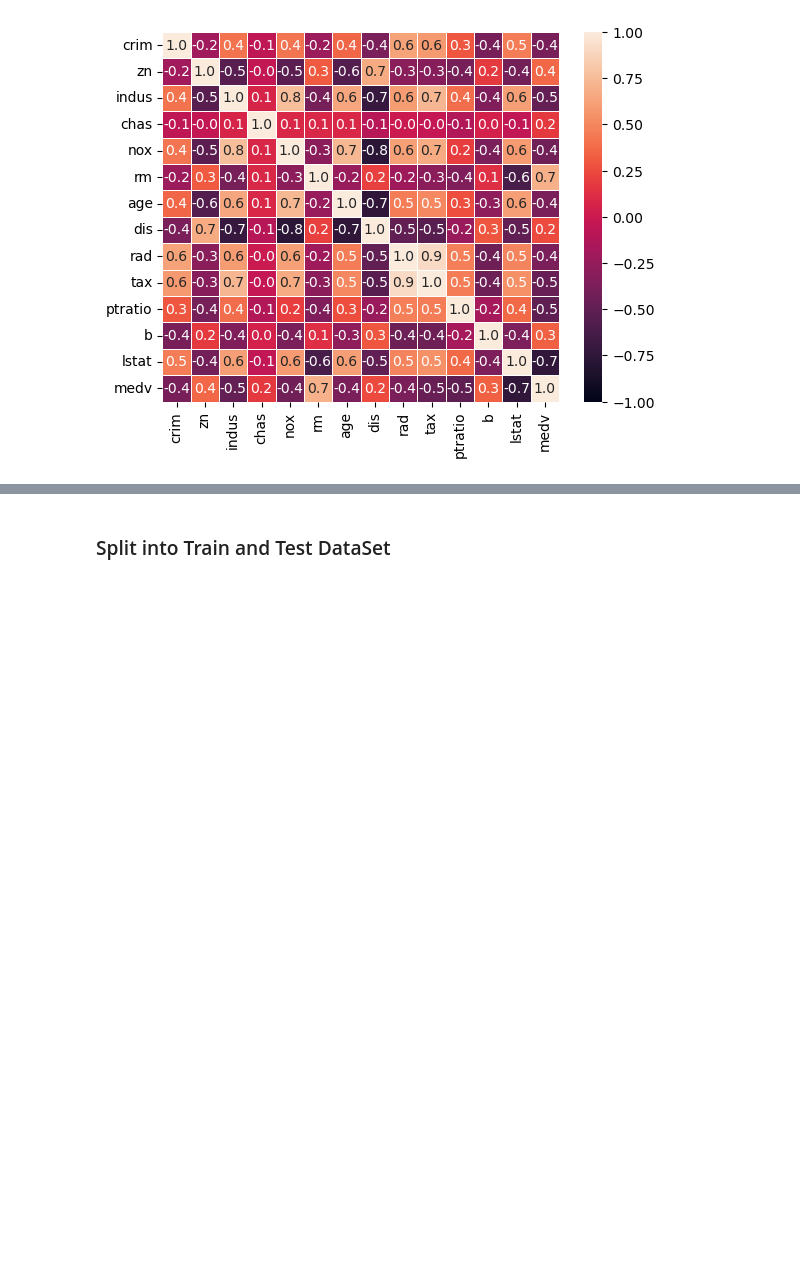
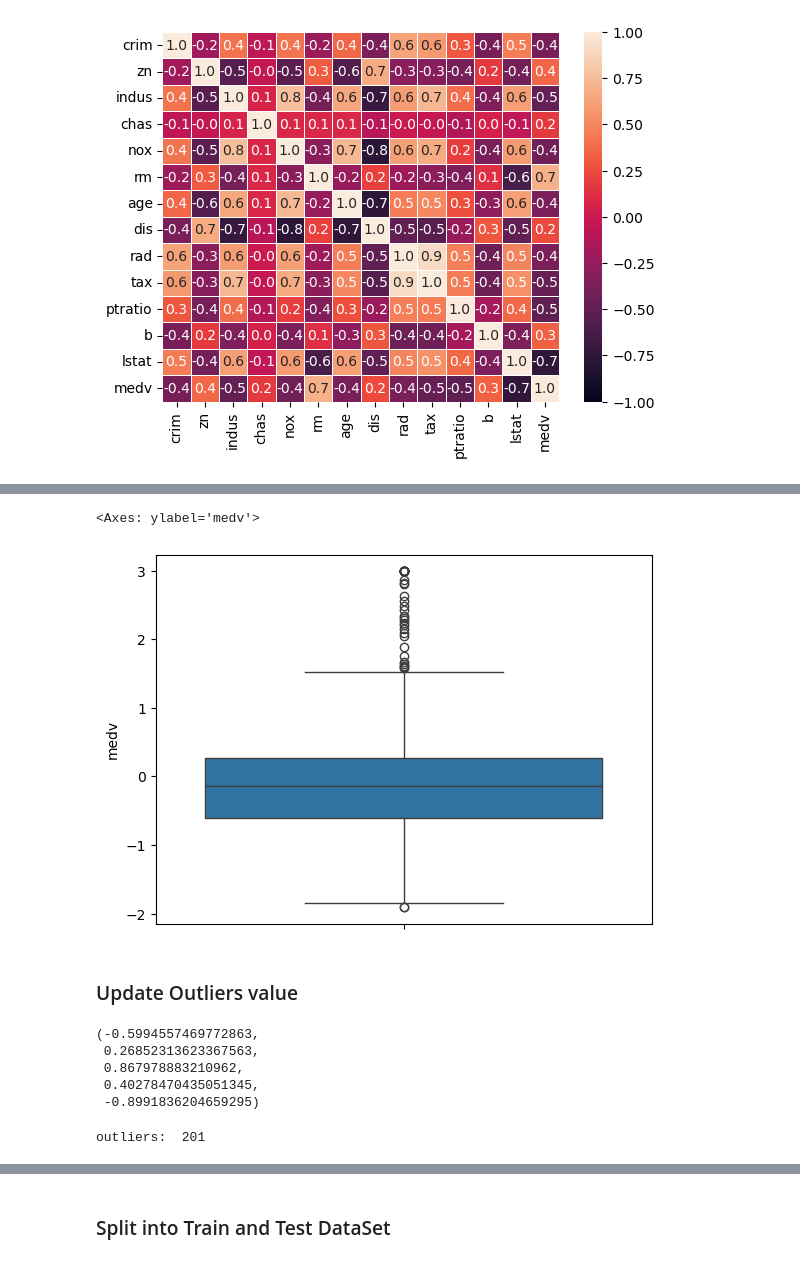
Before and after one commit to sghatak5/Boston-housing-price-prediction-linear-regression, a Jupyter notebook: 01_Data_Preparation.ipynb, the cells around one changed output, grey strips where cells are left out. Cells and saved outputs as stored; diff of their text form; code cells hidden in the pictures; blank space fills up the shorter version.

Commit message:
Add Cleaning Data, Multiple Linear Regression

```diff
--- a/01_Data_Preparation.ipynb
+++ b/01_Data_Preparation.ipynb
@@ -131,0 +136,7 @@ sns.heatmap(df.corr(), vmin=-1, vmax=1, annot=True, linewidths=.5, fmt='.1f')
+# %%
+scaler = StandardScaler()
+new_df = df.copy()
+new_df = scaler.fit_transform(new_df)
+# %%
+df = pd.DataFrame(data=new_df, columns=df.columns)
+df.head(5)
@@ -131,0 +150,25 @@ sns.heatmap(df.corr(), vmin=-1, vmax=1, annot=True, linewidths=.5, fmt='.1f')
+# %%
+sns.boxplot(df['medv'])
+# %% [output]
+<Axes: ylabel='medv'>
+[figure, added]
+# %% [markdown]
+### Update Outliers value
+# %%
+q1 = df['medv'].quantile(.25)
+q3 = df['medv'].quantile(.75)
+iqr = q3 - q1
+u_limit = 1.5 * q3
+l_limit = 1.5 * q1
+q1, q3, iqr, u_limit, l_limit
+# %% [output]
+(-0.5994557469772863,
+ 0.26852313623367563,
+ 0.867978883210962,
+ 0.40278470435051345,
+ -0.8991836204659295)
+# %%
+new_df = df.loc[(df['medv'] < u_limit) & (df['medv'] > l_limit)]
+print('outliers: ', len(df)-len(new_df))
+# %% [output]
+outliers:  201
```
Also changed, not shown: parts of 5 cells of this notebook, 6 other files.
